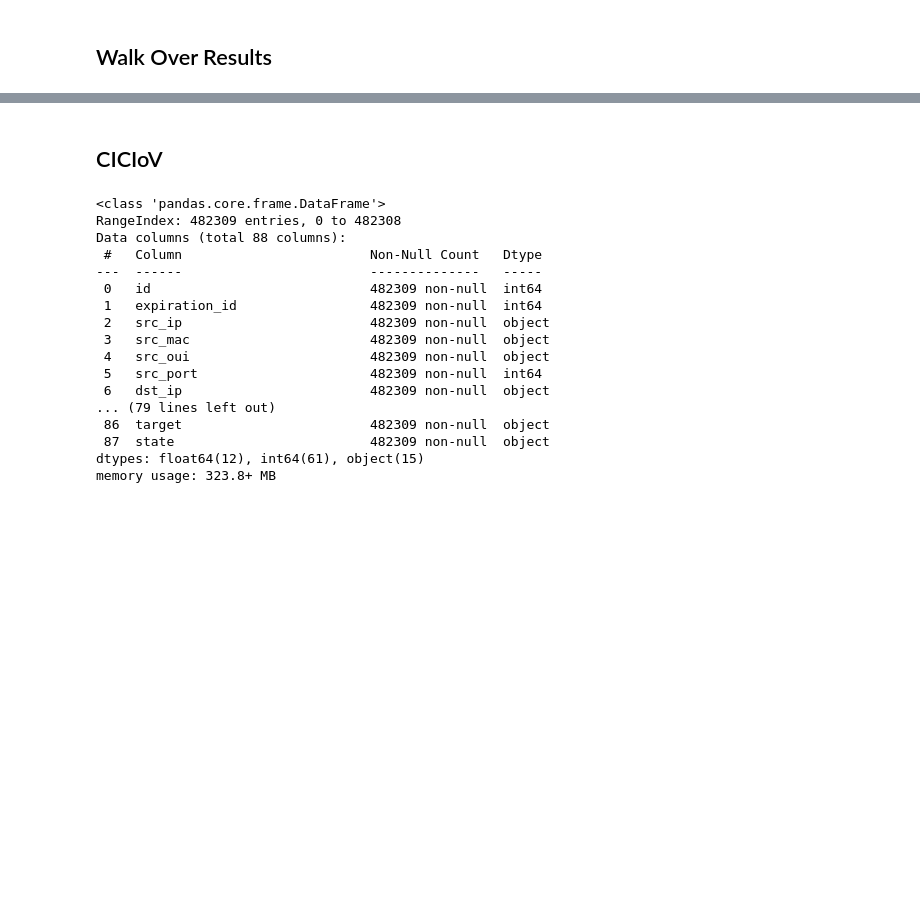
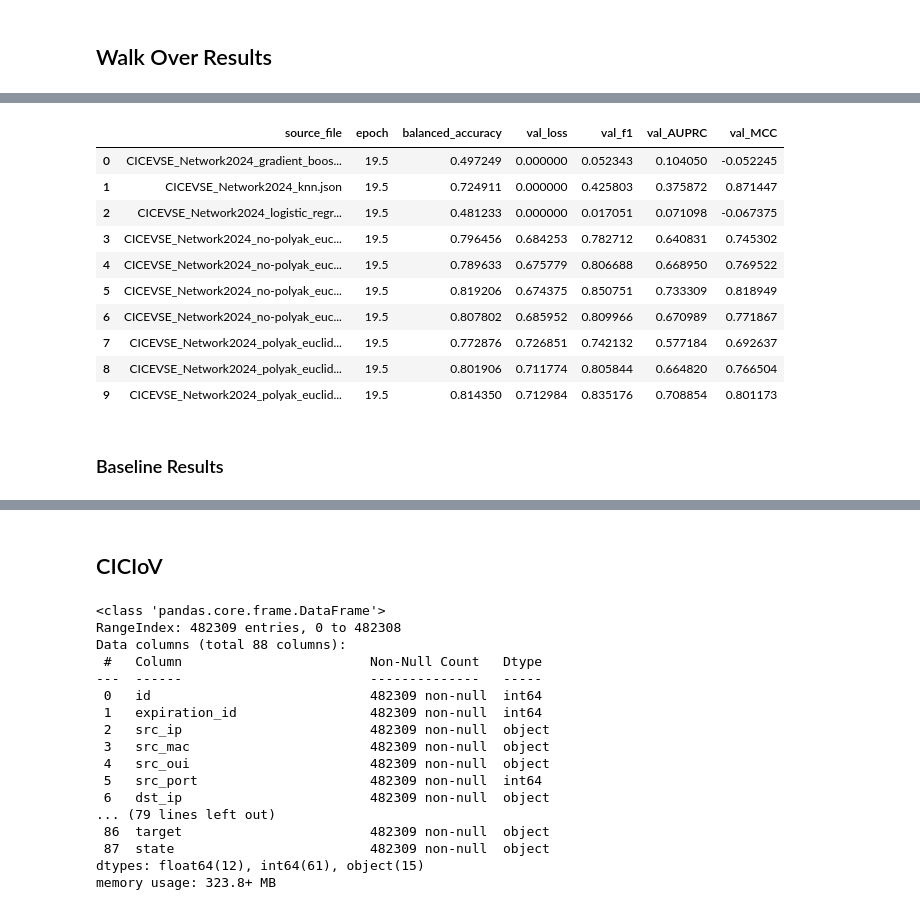
Before and after one commit to fernando-ml/MSPL, a Jupyter notebook: scratch_book.ipynb, the cells around one changed output, grey strips where cells are left out. Drawn from its saved outputs; the diff is of its cells as text; code cells hidden in the pictures; blank space fills up the shorter version.

Commit message:
function for LaTex and more baseline results

```diff
--- a/scratch_book.ipynb
+++ b/scratch_book.ipynb
@@ -64,8 +66,9 @@ def process_metrics_jsons(directory_path):
 
     # Reorder columns for better readability
     column_order = ['source_file', 'epoch', 'balanced_accuracy', 'val_loss',
-                   'val_f1', 'val_AUPRC', 'val_MCC']
+                    'val_f1', 'val_AUPRC', 'val_MCC']
     df = df[column_order]
 
-    print(f"Processed {len(set(df['source_file']))} files with {len(df)} total epochs")
+    print(
+        f"Processed {len(set(df['source_file']))} files with {len(df)} total epochs")
     return df
@@ -121,0 +160,2 @@ for f in list(dfs.source_file.unique()):
+# %%
+aggregated_df = dfs.groupby('source_file').mean().reset_index()
@@ -121,0 +179,14 @@ for f in list(dfs.source_file.unique()):
+# %%
+aggregated_df.head(10)
+# %% [output]
+|  | source_file | epoch | balanced_accuracy | val_loss | val_f1 | val_AUPRC | val_MCC |
+| 0 | CICEVSE_Network2024_gradient_boos... | 19.5 | 0.497249 | 0.000000 | 0.052343 | 0.104050 | -0.052245 |
+| 1 | CICEVSE_Network2024_knn.json | 19.5 | 0.724911 | 0.000000 | 0.425803 | 0.375872 | 0.871447 |
+| 2 | CICEVSE_Network2024_logistic_regr... | 19.5 | 0.481233 | 0.000000 | 0.017051 | 0.071098 | -0.067375 |
+| 3 | CICEVSE_Network2024_no-polyak_euc... | 19.5 | 0.796456 | 0.684253 | 0.782712 | 0.640831 | 0.745302 |
+| 4 | CICEVSE_Network2024_no-polyak_euc... | 19.5 | 0.789633 | 0.675779 | 0.806688 | 0.668950 | 0.769522 |
+| 5 | CICEVSE_Network2024_no-polyak_euc... | 19.5 | 0.819206 | 0.674375 | 0.850751 | 0.733309 | 0.818949 |
+| 6 | CICEVSE_Network2024_no-polyak_euc... | 19.5 | 0.807802 | 0.685952 | 0.809966 | 0.670989 | 0.771867 |
+| 7 | CICEVSE_Network2024_polyak_euclid... | 19.5 | 0.772876 | 0.726851 | 0.742132 | 0.577184 | 0.692637 |
+| 8 | CICEVSE_Network2024_polyak_euclid... | 19.5 | 0.801906 | 0.711774 | 0.805844 | 0.664820 | 0.766504 |
+| 9 | CICEVSE_Network2024_polyak_euclid... | 19.5 | 0.814350 | 0.712984 | 0.835176 | 0.708854 | 0.801173 |
@@ -121,0 +195,2 @@ for f in list(dfs.source_file.unique()):
+# %% [markdown]
+### Baseline Results
```
Also changed, not shown: parts of 34 cells of this notebook, 13 other files.
